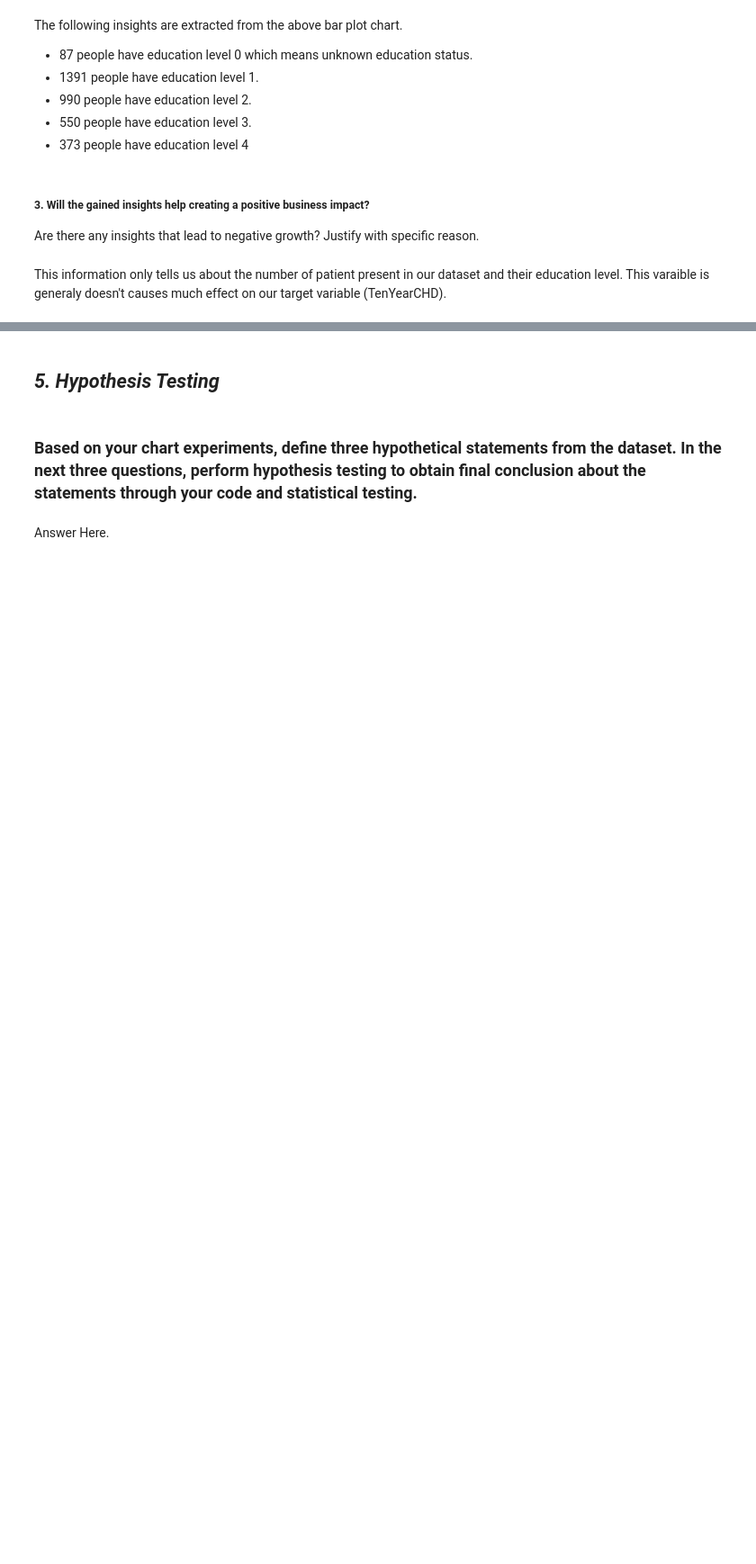
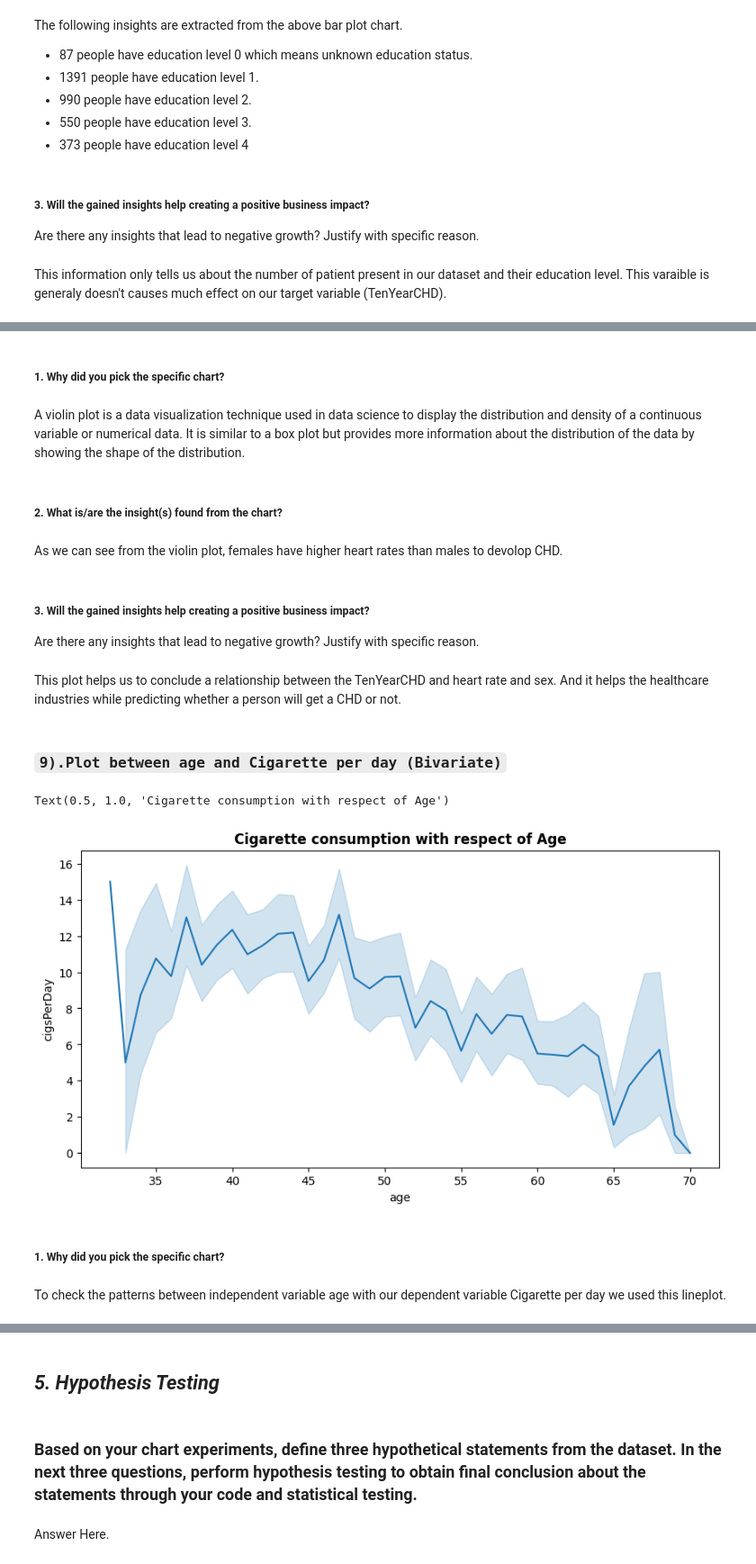
Before and after one commit to Vijaysiraw/ML_Classification_Cardiovascular_Risk_Prediction, a Jupyter notebook: Cardiovascular_Risk_Prediction.ipynb, the cells around one changed output, grey strips where cells are left out. Shown at 90% size. Saved outputs shown, nothing was run; the diff lists cells and outputs as text; code cells hidden in the pictures; blank space fills up the shorter version.

```diff
--- a/Cardiovascular_Risk_Prediction.ipynb
+++ b/Cardiovascular_Risk_Prediction.ipynb
@@ -787,0 +629,28 @@ This information only tells us about the number of patient present in our datase
+# %% [markdown]
+##### 1. Why did you pick the specific chart?
+# %% [markdown]
+A violin plot is a data visualization technique used in data science to display the distribution and density of a continuous variable or numerical data. It is similar to a box plot but provides more information about the distribution of the data by showing the shape of the distribution.
+# %% [markdown]
+##### 2. What is/are the insight(s) found from the chart?
+# %% [markdown]
+ As we can see from the violin plot, females have higher heart rates than males to devolop CHD.
+# %% [markdown]
+##### 3. Will the gained insights help creating a positive business impact?
+Are there any insights that lead to negative growth? Justify with specific reason.
+# %% [markdown]
+This plot helps us to conclude a relationship between the TenYearCHD and heart rate and sex. And it helps the healthcare industries while predicting whether a person will get a CHD or not.
+# %% [markdown]
+### **`9).Plot between age and Cigarette per day (Bivariate)`**
+# %%
+#visualization code
+plt.figure(figsize=(10, 5))
+sns.lineplot(x='age', y="cigsPerDay", data=cvrp_data)
+plt.title("Cigarette consumption with respect of Age",weight='bold')
+# %% [output]
+Text(0.5, 1.0, 'Cigarette consumption with respect of Age')
+[figure, added]
+# %% [markdown]
+##### 1. Why did you pick the specific chart?
+# %% [markdown]
+
+To check the patterns between independent variable age with our dependent variable Cigarette per day  we used this lineplot.
```
Also changed, not shown: parts of 131 cells of this notebook.
